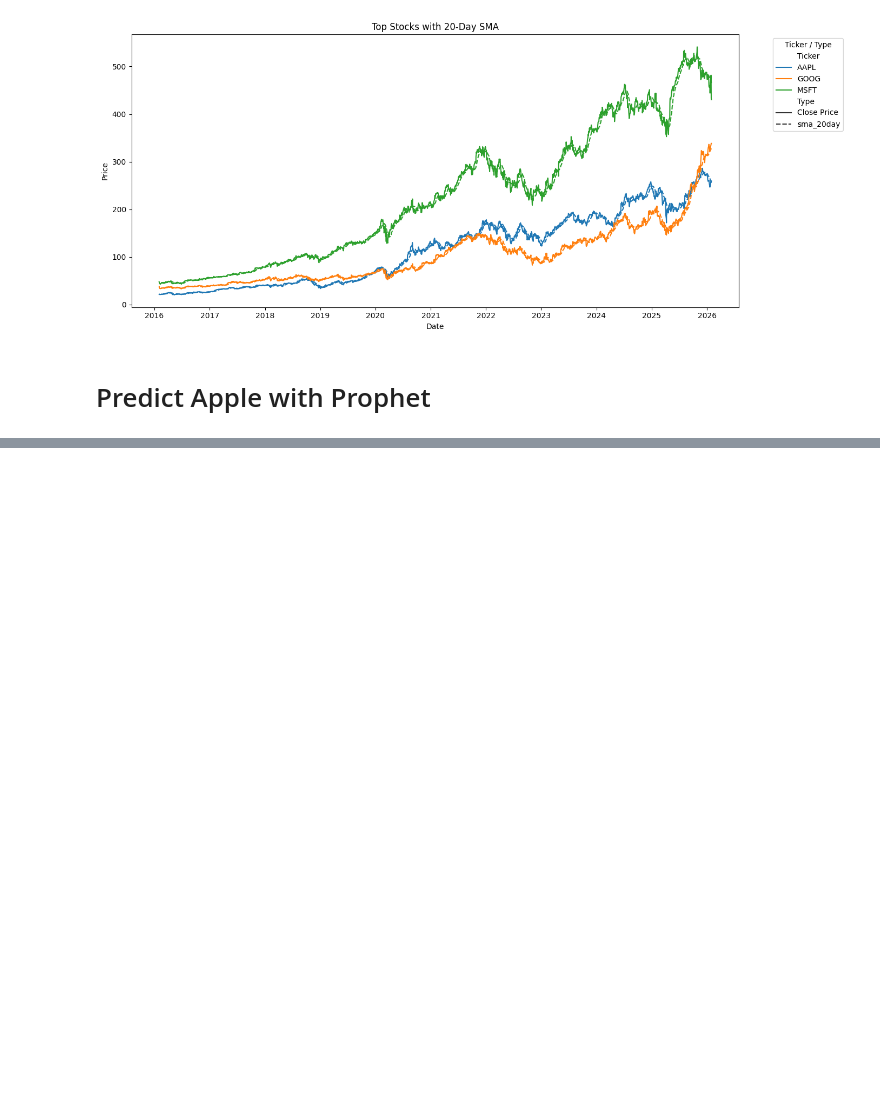
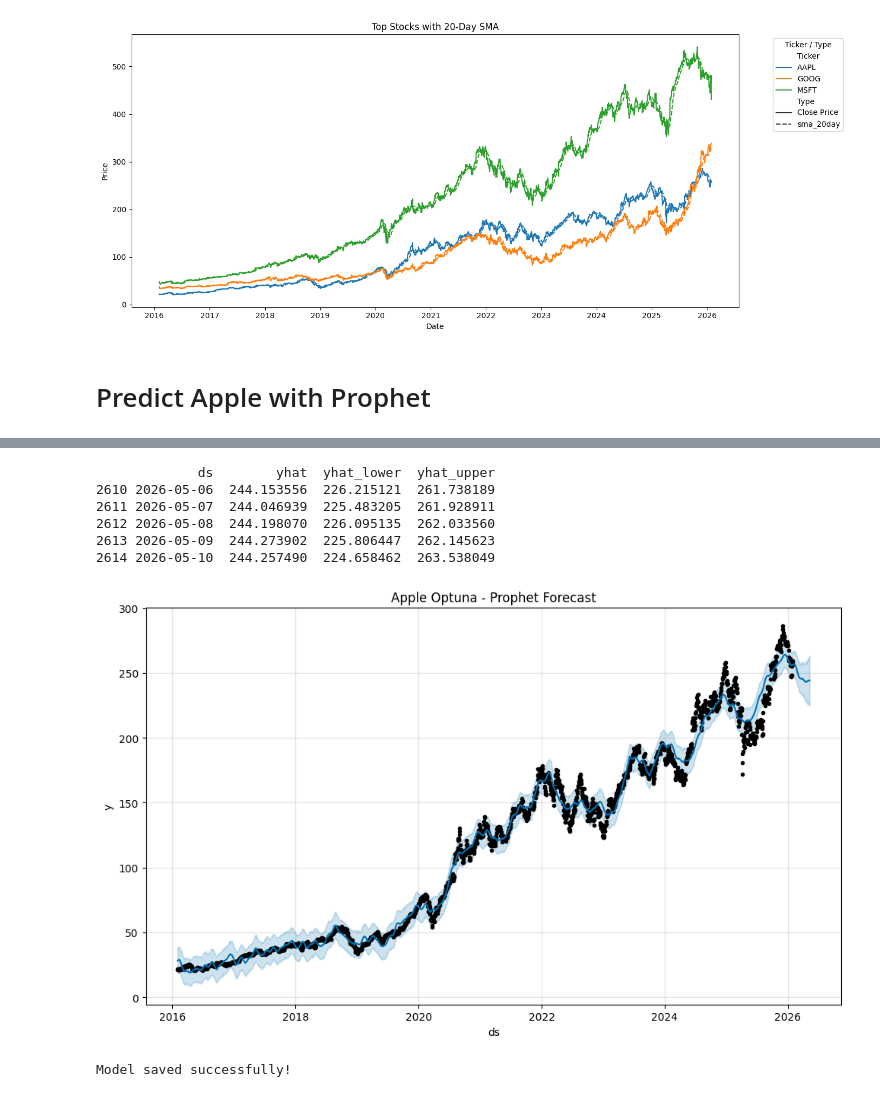
Before and after one commit to nicksalem/2026_github_projects, a Jupyter notebook: finance_time_series_forecasting/finance.ipynb, the cells around one changed output, grey strips where cells are left out. Cells and saved outputs as stored; diff of their text form; code cells hidden in the pictures; blank space fills up the shorter version.

```diff
--- a/finance_time_series_forecasting/finance.ipynb
+++ b/finance_time_series_forecasting/finance.ipynb
@@ -193,0 +204,26 @@ ValueError: An error occurred when parsing Stan csv C:\Users\nick\AppData\Local\
+# %%
+# Assume aapl = your historical AAPL data with 'ds' and 'y'
+
+def objective(trial):
+    changepoint = trial.suggest_loguniform('changepoint_prior_scale', 0.001, 0.5)
+    seasonality = trial.suggest_loguniform('seasonality_prior_scale', 0.01, 10)
+
+    model = Prophet(
+        daily_seasonality=True,
+        changepoint_prior_scale=changepoint,
+        seasonality_prior_scale=seasonality
+    )
+
+    model.fit(aapl)
+
+    # Prophet cross-validation
+    df_cv = cross_validation(model, initial='200 days', period='30 days', horizon='30 days', parallel="threads")
+    df_p = performance_metrics(df_cv)
+
+    return df_p['rmse'].values[0]  # Minimize RMSE
+
+study = optuna.create_study(direction='minimize')
+study.optimize(objective, n_trials=20)
+
+print("Best params:", study.best_params)
+print("Best RMSE:", study.best_value)
@@ -193,0 +257,5 @@ ValueError: An error occurred when parsing Stan csv C:\Users\nick\AppData\Local\
+# %%
+model_aapl_optuna = Prophet(
+        daily_seasonality=True, **study.best_params)
+
+model_aapl_optuna.fit(aapl)
@@ -193,0 +266,28 @@ ValueError: An error occurred when parsing Stan csv C:\Users\nick\AppData\Local\
+# %%
+# --- Step 3: Create future dataframe (100 days ahead) ---
+future = model_aapl_optuna.make_future_dataframe(periods=100)
+
+# --- Step 4: Predict ---
+forecast = model_aapl_optuna.predict(future)
+
+# --- Step 5: Inspect results ---
+print(forecast[['ds', 'yhat', 'yhat_lower', 'yhat_upper']].tail())
+
+# --- Step 6: Optional: plot forecast ---
+fig1 = model_aapl_optuna.plot(forecast)
+plt.title("Apple Optuna - Prophet Forecast")
+plt.show()
+# %% [output]
+             ds        yhat  yhat_lower  yhat_upper
+2610 2026-05-06  244.153556  226.215121  261.738189
+2611 2026-05-07  244.046939  225.483205  261.928911
+2612 2026-05-08  244.198070  226.095135  262.033560
+2613 2026-05-09  244.273902  225.806447  262.145623
+2614 2026-05-10  244.257490  224.658462  263.538049
+[figure, added]
+# %%
+# --- Save the model to disk ---
+joblib.dump(model_aapl_optuna, f"prophet_model_aapl_{day}.pkl")
+print("Model saved successfully!")
+# %% [output]
+Model saved successfully!
```
Also changed, not shown: parts of 43 cells of this notebook.
